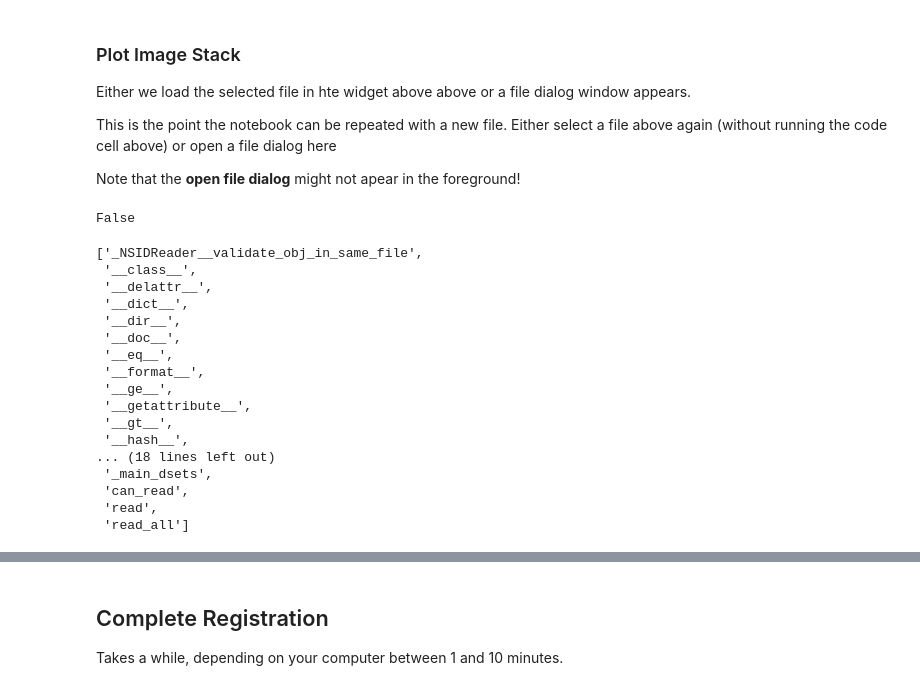
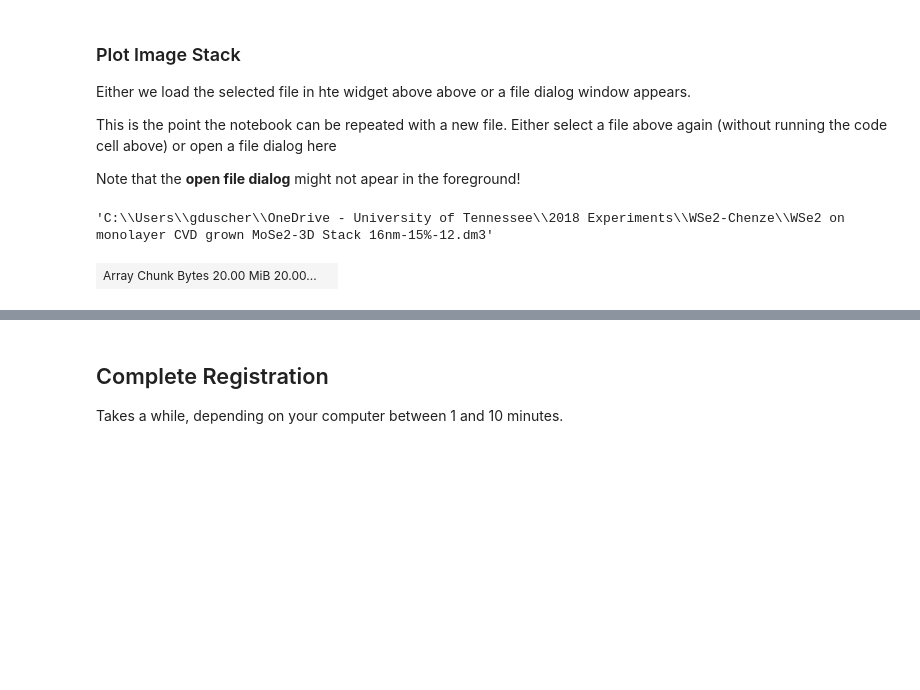
Before and after one commit to pycroscopy/pycroscopy, a Jupyter notebook: jupyter_notebooks/image_registration.ipynb, the cells around one changed output, grey strips where cells are left out. Cells and saved outputs as stored; diff of their text form; code cells hidden in the pictures; blank space fills up the shorter version.

```diff
--- a/jupyter_notebooks/image_registration.ipynb
+++ b/jupyter_notebooks/image_registration.ipynb
@@ -111,36 +94,18 @@ Either we load the selected file in hte widget above above or a file dialog wind
 This is the point the notebook can be repeated with a new file. Either select a file above again (without running the code cell above) or open a file dialog here
 
 Note that the **open file dialog** might not apear in the foreground!
-# %%
-try:
-    main_dataset.h5_dataset.file.close()
-except:
-    pass
-dm3_reader = NSIDReader(file_widget.selected)
-main_dataset = dm3_reader.can_read()
-main_dataset
-# %% [output]
-False
-# %%
-dir(dm3_reader.)
-# %% [output]
-['_NSIDReader__validate_obj_in_same_file',
- '__class__',
- '__delattr__',
- '__dict__',
- '__dir__',
- '__doc__',
- '__eq__',
- '__format__',
- '__ge__',
- '__getattribute__',
- '__gt__',
- '__hash__',
-... (18 lines left out)
- '_main_dsets',
- 'can_read',
- 'read',
- 'read_all']
+# %%
+file_widget.file_name
+# %% [output]
+'C:\\Users\\gduscher\\OneDrive - University of Tennessee\\2018 Experiments\\WSe2-Chenze\\WSe2 on monolayer CVD grown MoSe2-3D Stack 16nm-15%-12.dm3'
+# %%
+dm3_reader = DM3Reader('C:\\Users\\gduscher\\OneDrive - University of Tennessee\\2018 Experiments\\WSe2-Chenze\\WSe2 on monolayer CVD grown MoSe2-3D Stack 16nm-15%-12.dm3')#
+#file_widget.file_name)
+datasets = dm3_reader.read()
+main_dataset = datasets[0]
+main_dataset
+# %% [output]
+| Array Chunk Bytes 20.00 MiB 20.00... |  |
 # %%
 if main_dataset.data_type.name != 'IMAGE_STACK':
     print(f"Please load an image stack for this notebook, this is an {main_dataset.data_type}")
```
Also changed, not shown: parts of 6 cells of this notebook.
